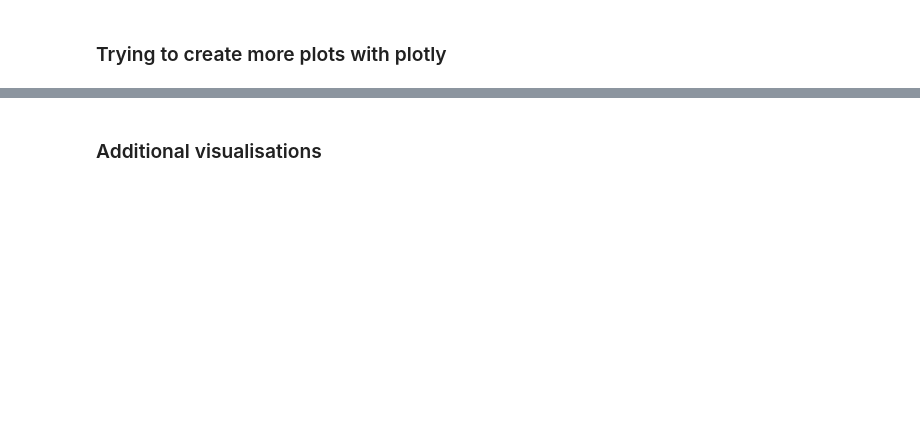
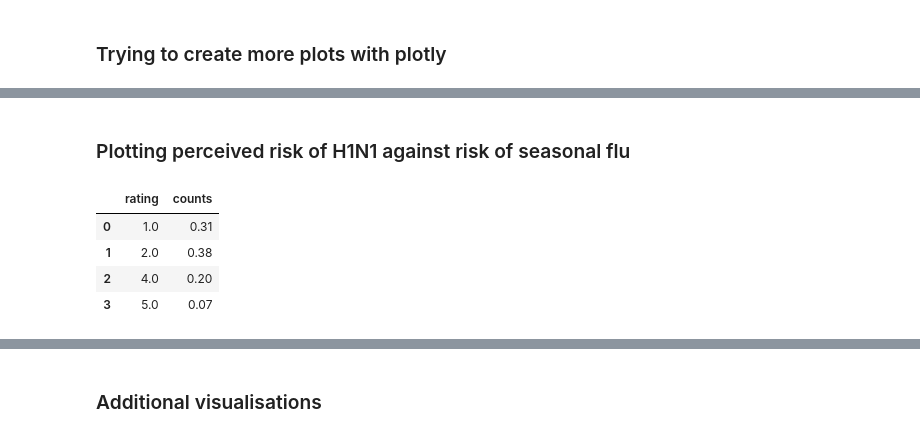
Before and after one commit to RayKwame/TheFluShot, a Jupyter notebook: notebooks/EDA.ipynb, the cells around one changed output, grey strips where cells are left out. Drawn from its saved outputs; the diff is of its cells as text; code cells hidden in the pictures; blank space fills up the shorter version.

```diff
--- a/notebooks/EDA.ipynb
+++ b/notebooks/EDA.ipynb
@@ -387,0 +537,14 @@ labels_risk = {"opinion_h1n1_risk": {1.0: "1 - Very low", 2.0: "2 - Somewhat low
+# %% [markdown]
+### Plotting perceived risk of H1N1 against risk of seasonal flu
+# %%
+df_risk_h1n1 = df.opinion_h1n1_risk.value_counts(normalize=True).round(2).rename_axis('rating').reset_index(name='counts')
+
+# we are dropping rating 3.0 because this is 'dont know' and we sort the df by rating
+df_risk_h1n1.drop(df_risk_h1n1[df_risk_h1n1.rating == 3.0].index, inplace=True)
+df_risk_h1n1.sort_values(by=['rating']).reset_index(drop=True)
+# %% [output]
+|  | rating | counts |
+| 0 | 1.0 | 0.31 |
+| 1 | 2.0 | 0.38 |
+| 2 | 4.0 | 0.20 |
+| 3 | 5.0 | 0.07 |
```
Also changed, not shown: parts of 45 cells of this notebook.
